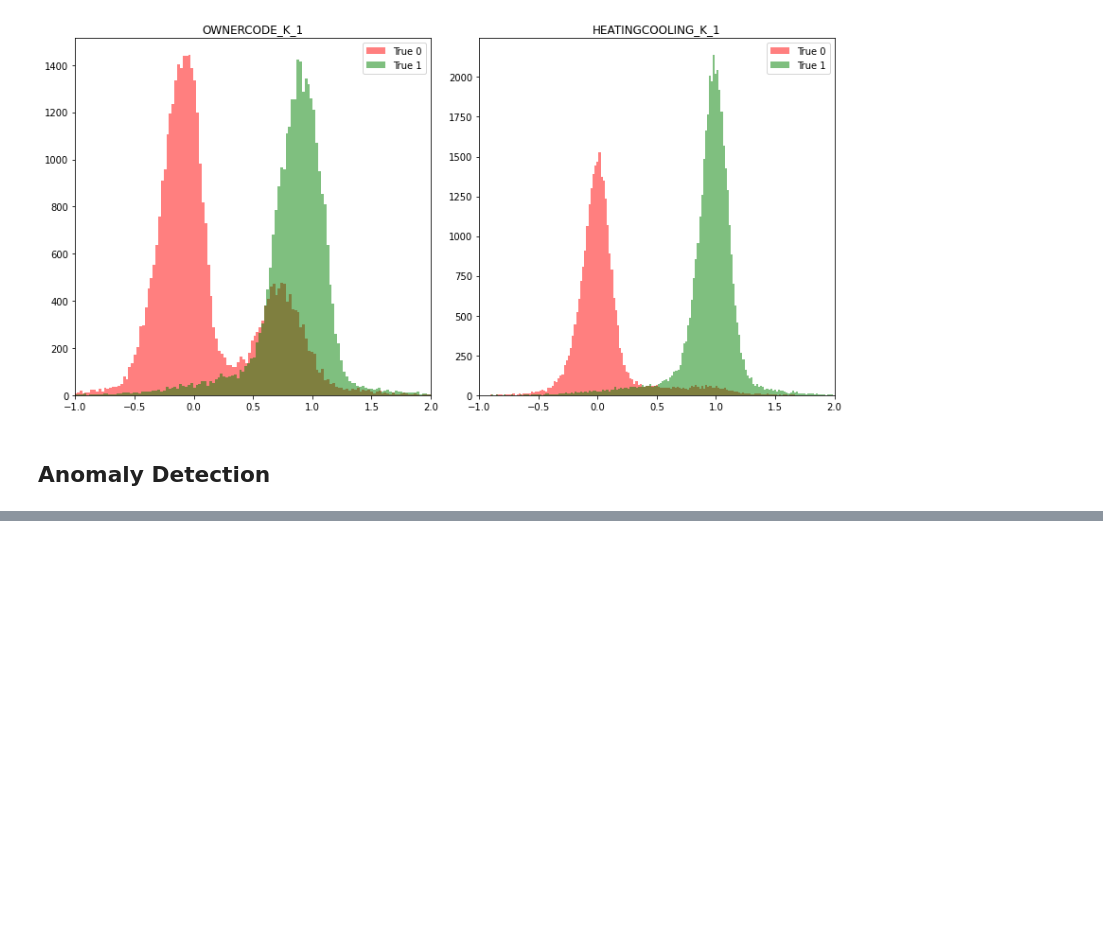
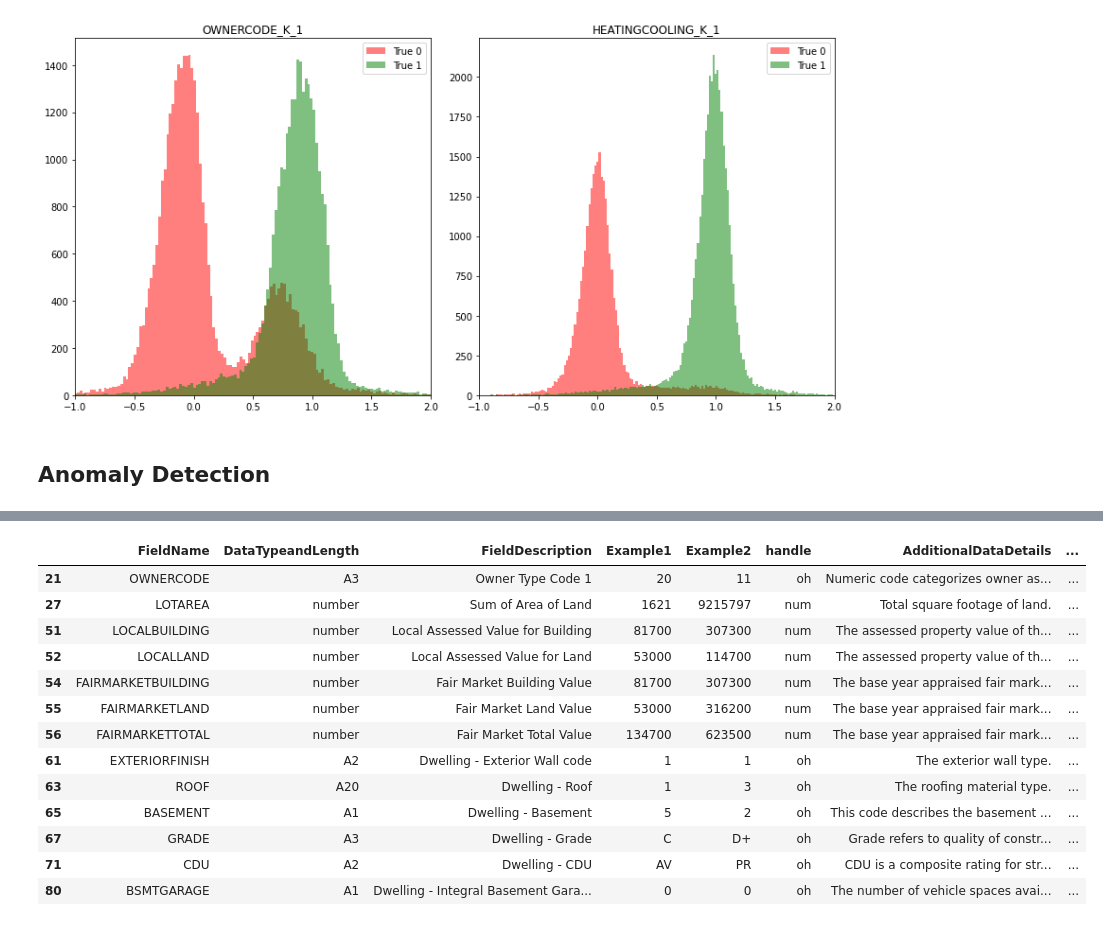
Before and after one commit to vincenzon/Impute, a Jupyter notebook: Assessment.ipynb, the cells around one changed output, grey strips where cells are left out. Saved outputs shown, nothing was run; the diff lists cells and outputs as text; code cells hidden in the pictures; blank space fills up the shorter version.

```diff
--- a/Assessment.ipynb
+++ b/Assessment.ipynb
@@ -447,0 +426,17 @@ dot
+# %%
+df_pad[df_pad.FieldName.isin(cau)]
+# %% [output]
+|  | FieldName | DataTypeandLength | FieldDescription | Example1 | Example2 | handle | AdditionalDataDetails | ... |
+| 21 | OWNERCODE | A3 | Owner Type Code 1 | 20 | 11 | oh | Numeric code categorizes owner as... | ... |
+| 27 | LOTAREA | number | Sum of Area of Land | 1621 | 9215797 | num | Total square footage of land. | ... |
+| 51 | LOCALBUILDING | number | Local Assessed Value for Building | 81700 | 307300 | num | The assessed property value of th... | ... |
+| 52 | LOCALLAND | number | Local Assessed Value for Land | 53000 | 114700 | num | The assessed property value of th... | ... |
+| 54 | FAIRMARKETBUILDING | number | Fair Market Building Value | 81700 | 307300 | num | The base year appraised fair mark... | ... |
+| 55 | FAIRMARKETLAND | number | Fair Market Land Value | 53000 | 316200 | num | The base year appraised fair mark... | ... |
+| 56 | FAIRMARKETTOTAL | number | Fair Market Total Value | 134700 | 623500 | num | The base year appraised fair mark... | ... |
+| 61 | EXTERIORFINISH | A2 | Dwelling - Exterior Wall code | 1 | 1 | oh | The exterior wall type. | ... |
+| 63 | ROOF | A20 | Dwelling - Roof | 1 | 3 | oh | The roofing material type. | ... |
+| 65 | BASEMENT | A1 | Dwelling - Basement | 5 | 2 | oh | This code describes the basement ... | ... |
+| 67 | GRADE | A3 | Dwelling - Grade | C | D+ | oh | Grade refers to quality of constr... | ... |
+| 71 | CDU | A2 | Dwelling - CDU | AV | PR | oh | CDU is a composite rating for str... | ... |
+| 80 | BSMTGARAGE | A1 | Dwelling - Integral Basement Gara... | 0 | 0 | oh | The number of vehicle spaces avai... | ... |
```
Also changed, not shown: parts of 13 cells of this notebook, 1 other file.
